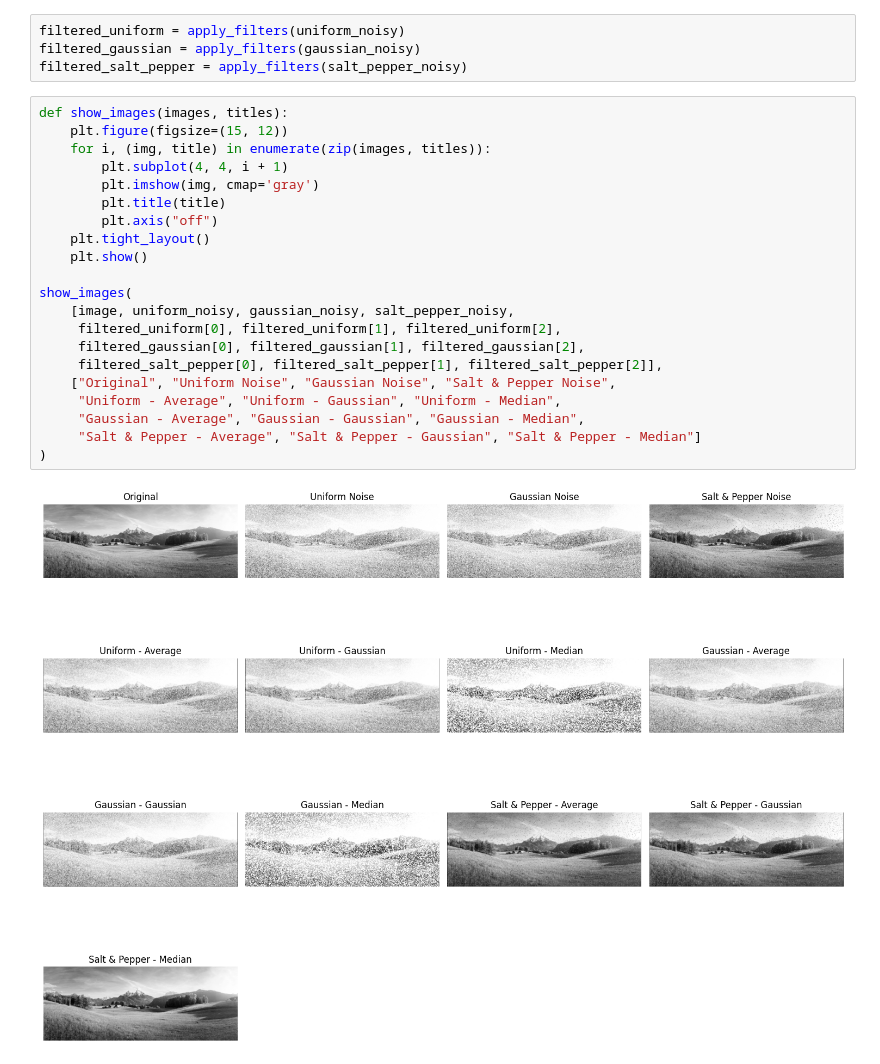
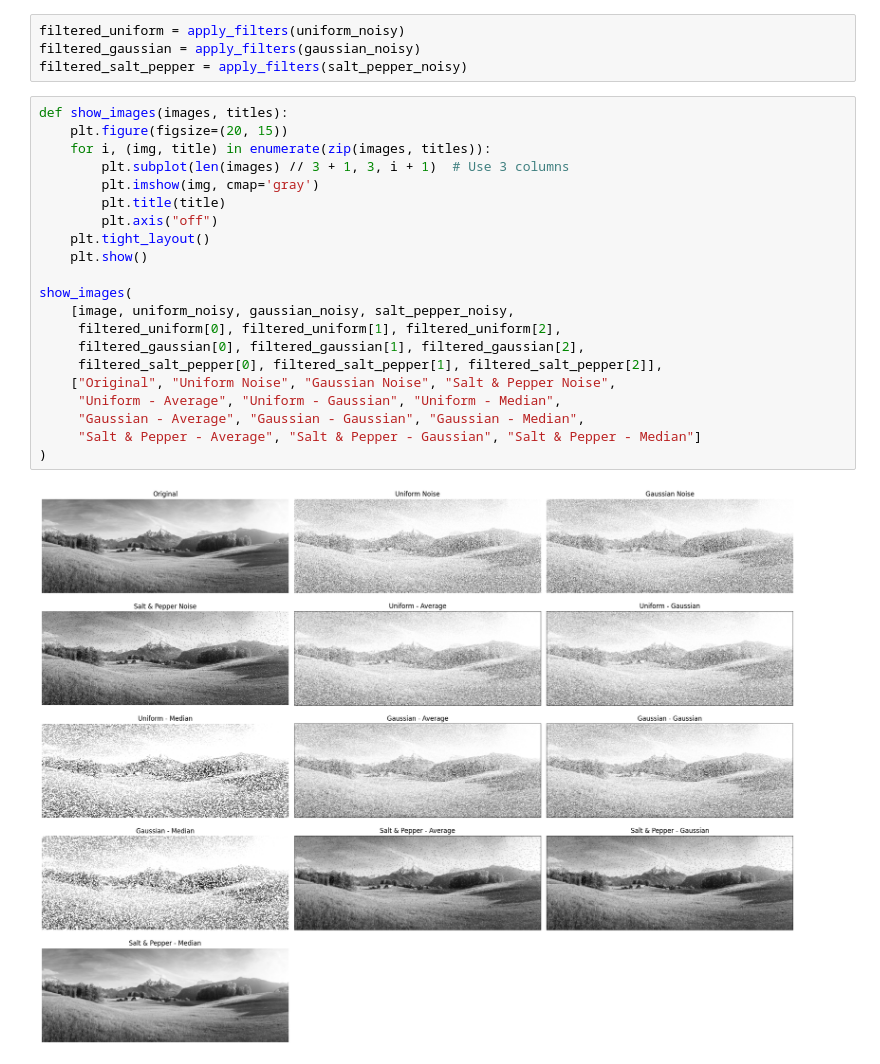
Before and after one commit to RawanAhmed444/VisionCraft-Interactive-Image-Processing-App, a Jupyter notebook: pyQt/notebooks/experiments.ipynb, the cells around one changed output. Drawn from its saved outputs; the diff is of its cells as text.

```diff
--- a/pyQt/notebooks/experiments.ipynb
+++ b/pyQt/notebooks/experiments.ipynb
@@ -86,24 +86,24 @@ filtered_gaussian = apply_filters(gaussian_noisy)
 filtered_salt_pepper = apply_filters(salt_pepper_noisy)
 # %%
 def show_images(images, titles):
-    plt.figure(figsize=(15, 12))
+    plt.figure(figsize=(20, 15))
     for i, (img, title) in enumerate(zip(images, titles)):
-        plt.subplot(4, 4, i + 1)
+        plt.subplot(len(images) // 3 + 1, 3, i + 1)  # Use 3 columns
         plt.imshow(img, cmap='gray')
         plt.title(title)
         plt.axis("off")
     plt.tight_layout()
     plt.show()
 
 show_images(
     [image, uniform_noisy, gaussian_noisy, salt_pepper_noisy,
      filtered_uniform[0], filtered_uniform[1], filtered_uniform[2],
      filtered_gaussian[0], filtered_gaussian[1], filtered_gaussian[2],
      filtered_salt_pepper[0], filtered_salt_pepper[1], filtered_salt_pepper[2]],
     ["Original", "Uniform Noise", "Gaussian Noise", "Salt & Pepper Noise",
      "Uniform - Average", "Uniform - Gaussian", "Uniform - Median",
      "Gaussian - Average", "Gaussian - Gaussian", "Gaussian - Median",
      "Salt & Pepper - Average", "Salt & Pepper - Gaussian", "Salt & Pepper - Median"]
 )
 # %% [output]
-[figure, old version]
+[figure, new version]
```
Also changed, not shown: 1 other file.
